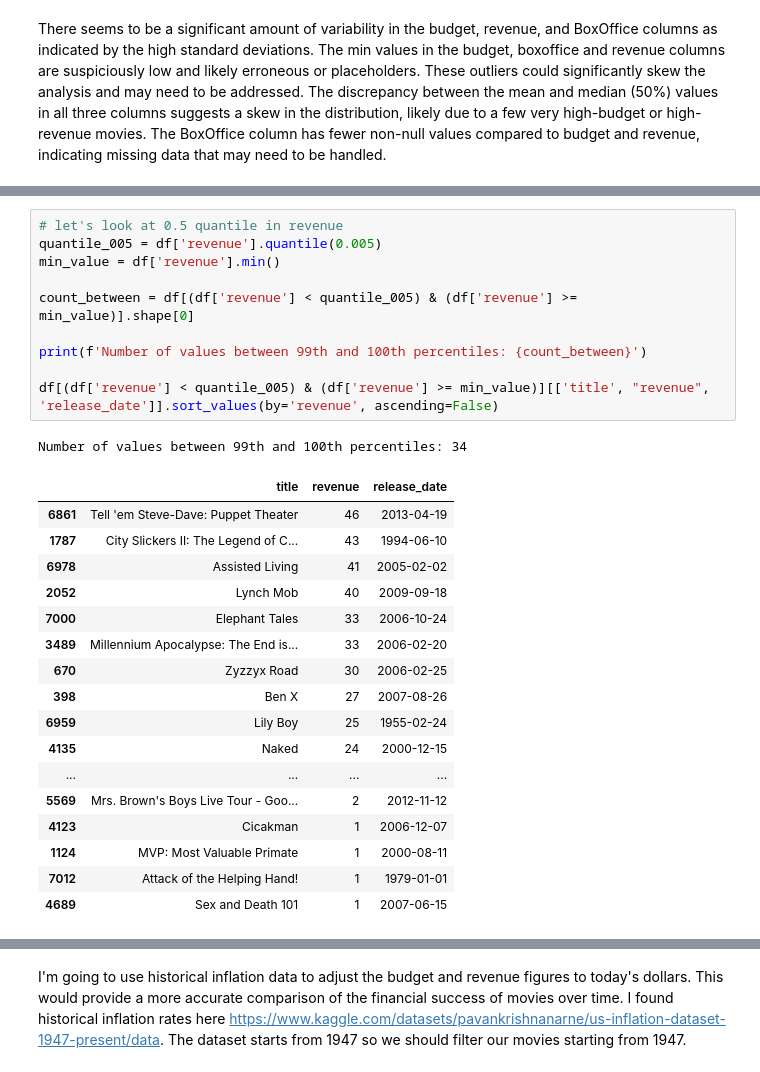
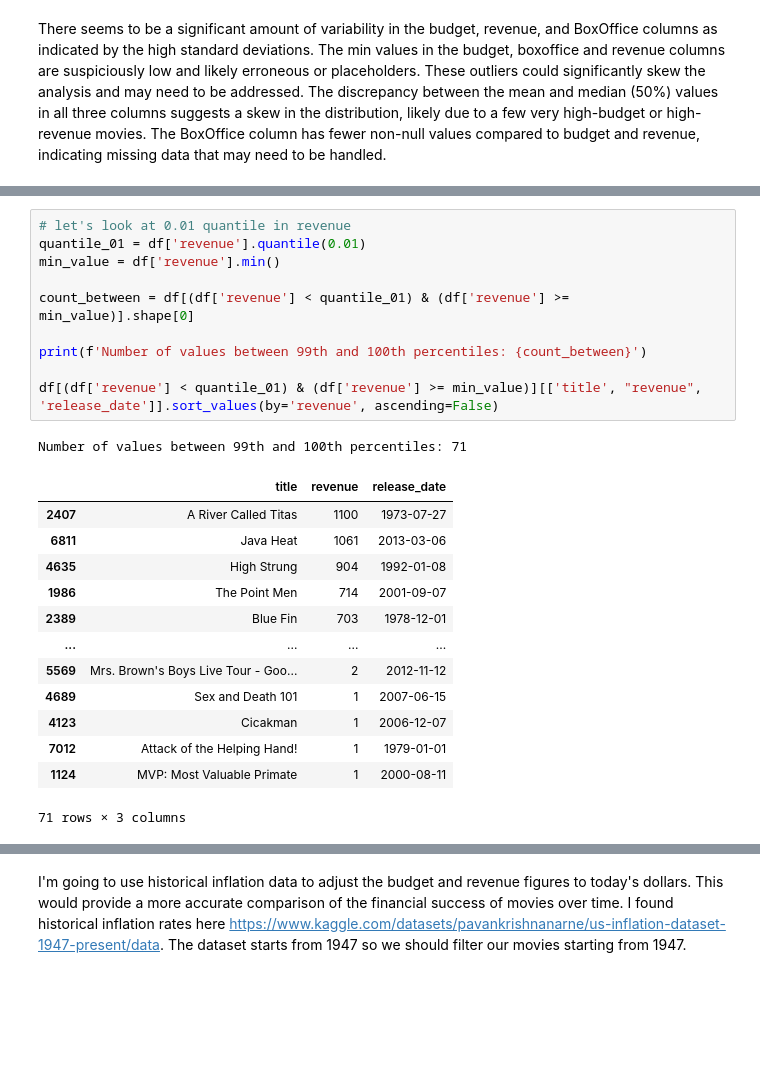
Before and after one commit to olgazju/ml_camp_2023, a Jupyter notebook: midterm_project/notebooks/1-Data-Cleaning.ipynb, the cells around one changed output, grey strips where cells are left out. Saved outputs shown, nothing was run; the diff lists cells and outputs as text; blank space fills up the shorter version.

```diff
--- a/midterm_project/notebooks/1-Data-Cleaning.ipynb
+++ b/midterm_project/notebooks/1-Data-Cleaning.ipynb
@@ -697,30 +709,26 @@ Number of values between 99th and 100th percentiles: 30
 # %%
-# let's look at 0.5 quantile in revenue
-quantile_005 = df['revenue'].quantile(0.005)
+# let's look at 0.01 quantile in revenue
+quantile_01 = df['revenue'].quantile(0.01)
 min_value = df['revenue'].min()
 
-count_between = df[(df['revenue'] < quantile_005) & (df['revenue'] >= min_value)].shape[0]
+count_between = df[(df['revenue'] < quantile_01) & (df['revenue'] >= min_value)].shape[0]
 
 print(f'Number of values between 99th and 100th percentiles: {count_between}')
 
-df[(df['revenue'] < quantile_005) & (df['revenue'] >= min_value)][['title', "revenue", 'release_date']].sort_values(by='revenue', ascending=False)
+df[(df['revenue'] < quantile_01) & (df['revenue'] >= min_value)][['title', "revenue", 'release_date']].sort_values(by='revenue', ascending=False)
 # %% [output]
-Number of values between 99th and 100th percentiles: 34
+Number of values between 99th and 100th percentiles: 71
 |  | title | revenue | release_date |
-| 6861 | Tell 'em Steve-Dave: Puppet Theater | 46 | 2013-04-19 |
-| 1787 | City Slickers II: The Legend of C... | 43 | 1994-06-10 |
-| 6978 | Assisted Living | 41 | 2005-02-02 |
-| 2052 | Lynch Mob | 40 | 2009-09-18 |
-| 7000 | Elephant Tales | 33 | 2006-10-24 |
-| 3489 | Millennium Apocalypse: The End is... | 33 | 2006-02-20 |
-| 670 | Zyzzyx Road | 30 | 2006-02-25 |
-| 398 | Ben X | 27 | 2007-08-26 |
-| 6959 | Lily Boy | 25 | 1955-02-24 |
-| 4135 | Naked | 24 | 2000-12-15 |
+| 2407 | A River Called Titas | 1100 | 1973-07-27 |
+| 6811 | Java Heat | 1061 | 2013-03-06 |
+| 4635 | High Strung | 904 | 1992-01-08 |
+| 1986 | The Point Men | 714 | 2001-09-07 |
+| 2389 | Blue Fin | 703 | 1978-12-01 |
 | ... | ... | ... | ... |
 | 5569 | Mrs. Brown's Boys Live Tour - Goo... | 2 | 2012-11-12 |
+| 4689 | Sex and Death 101 | 1 | 2007-06-15 |
 | 4123 | Cicakman | 1 | 2006-12-07 |
+| 7012 | Attack of the Helping Hand! | 1 | 1979-01-01 |
 | 1124 | MVP: Most Valuable Primate | 1 | 2000-08-11 |
-| 7012 | Attack of the Helping Hand! | 1 | 1979-01-01 |
-| 4689 | Sex and Death 101 | 1 | 2007-06-15 |
+71 rows × 3 columns
 # %% [markdown]
```
Also changed, not shown: parts of 7 cells of this notebook, 2 other files.
